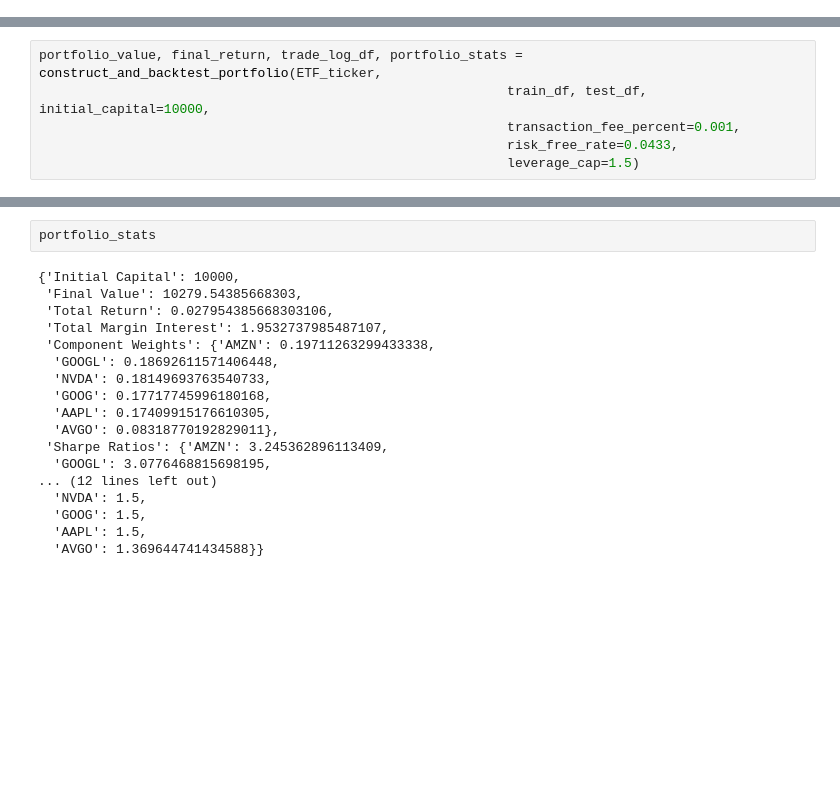
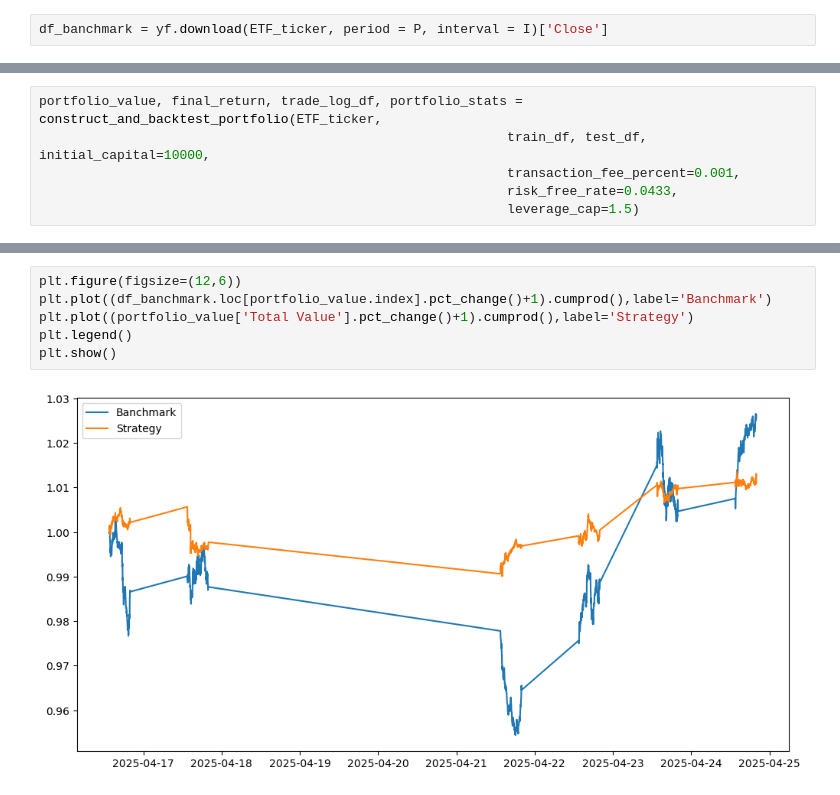
Before and after one commit to SzeLok0305/Arbitrate-Strategy, a Jupyter notebook: StaArb/ETF pair.ipynb, the cells around one changed output, grey strips where cells are left out. Drawn from its saved outputs; the diff is of its cells as text; blank space fills up the shorter version.

```diff
--- a/StaArb/ETF pair.ipynb
+++ b/StaArb/ETF pair.ipynb
@@ -67,0 +62,2 @@ df.head(5)
+# %%
+df_banchmark = yf.download(ETF_ticker, period = P, interval = I)['Close']
@@ -635,20 +634,8 @@ plt.show()
 # %%
-portfolio_stats
+plt.figure(figsize=(12,6))
+plt.plot((df_banchmark.loc[portfolio_value.index].pct_change()+1).cumprod(),label='Banchmark')
+plt.plot((portfolio_value['Total Value'].pct_change()+1).cumprod(),label='Strategy')
+plt.legend()
+plt.show()
 # %% [output]
-{'Initial Capital': 10000,
- 'Final Value': 10279.54385668303,
- 'Total Return': 0.027954385668303106,
- 'Total Margin Interest': 1.9532737985487107,
- 'Component Weights': {'AMZN': 0.19711263299433338,
-  'GOOGL': 0.18692611571406448,
-  'NVDA': 0.18149693763540733,
-  'GOOG': 0.17717745996180168,
-  'AAPL': 0.17409915176610305,
-  'AVGO': 0.08318770192829011},
- 'Sharpe Ratios': {'AMZN': 3.245362896113409,
-  'GOOGL': 3.0776468815698195,
-... (12 lines left out)
-  'NVDA': 1.5,
-  'GOOG': 1.5,
-  'AAPL': 1.5,
-  'AVGO': 1.369644741434588}}
+[figure, added]
```
Also changed, not shown: parts of 11 cells of this notebook, 2 other files.
